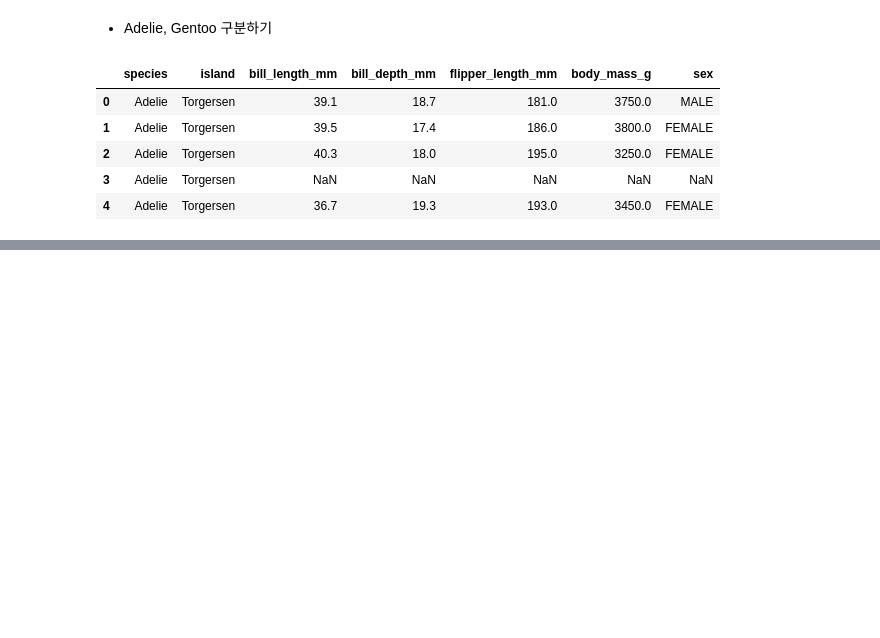
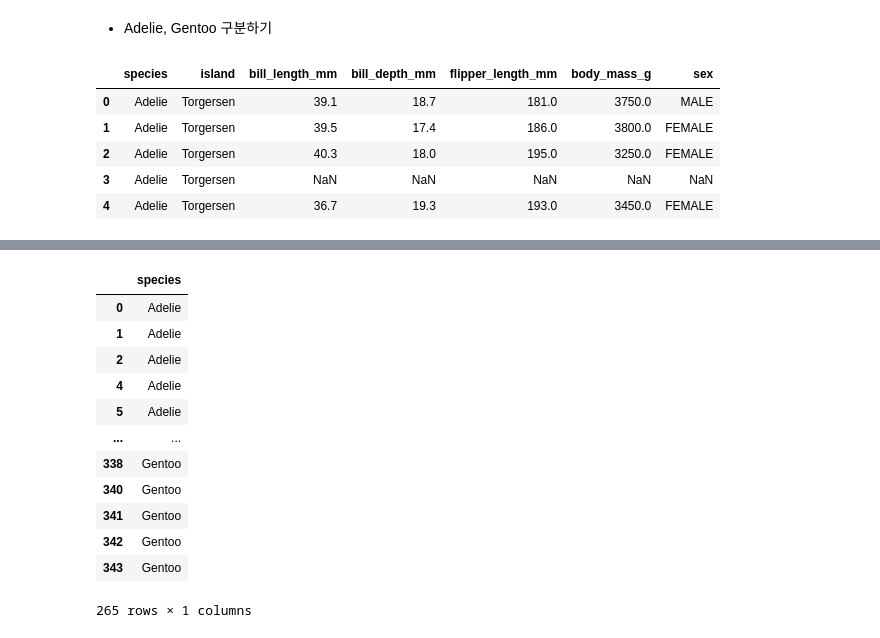
Before and after one commit to eyoojin/ML, a Jupyter notebook: 2-2.ipynb, the cells around one changed output, grey strips where cells are left out. Cells and saved outputs as stored; diff of their text form; code cells hidden in the pictures; blank space fills up the shorter version.

```diff
--- a/2-2.ipynb
+++ b/2-2.ipynb
@@ -196,0 +184,17 @@ kn.score(test_input, test_target['species'])
+# %%
+pg_target = df.loc[cond, ['species']]
+# pg_target
+# %% [output]
+|  | species |
+| 0 | Adelie |
+| 1 | Adelie |
+| 2 | Adelie |
+| 4 | Adelie |
+| 5 | Adelie |
+| ... | ... |
+| 338 | Gentoo |
+| 340 | Gentoo |
+| 341 | Gentoo |
+| 342 | Gentoo |
+| 343 | Gentoo |
+265 rows × 1 columns
```
Also changed, not shown: parts of 29 cells of this notebook, 4 other files.
